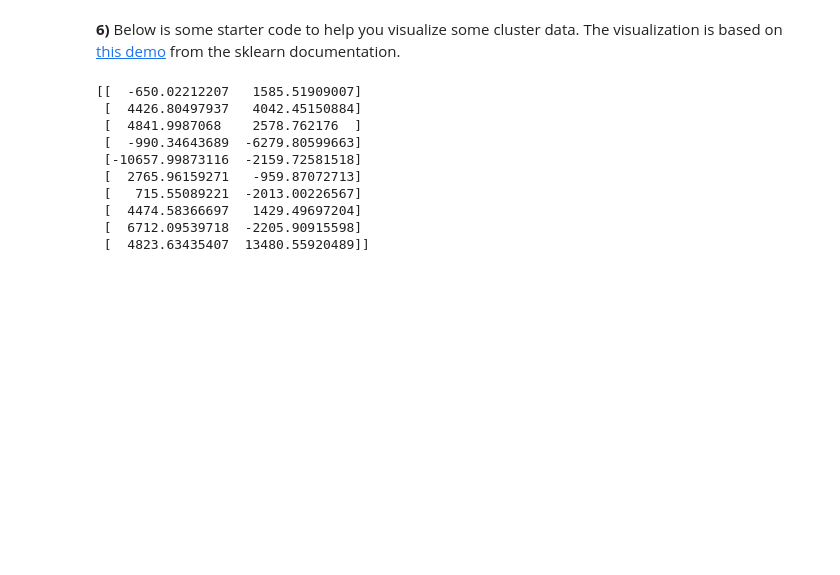
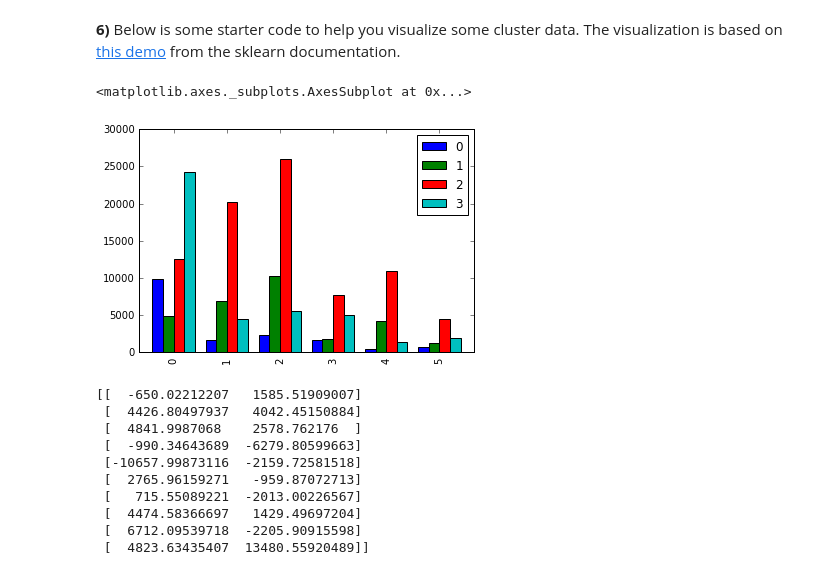
Before and after one commit to Shmuelnaaman/customer_segments, a Jupyter notebook: customer_segments.ipynb, the cells around one changed output. Saved outputs shown, nothing was run; the diff lists cells and outputs as text; code cells hidden in the pictures; blank space fills up the shorter version.

```diff
--- a/customer_segments.ipynb
+++ b/customer_segments.ipynb
@@ -191,6 +250,18 @@ Disadvantages
 # Import clustering modules
 from sklearn.cluster import KMeans
 from sklearn.mixture import GMM
+# %%
+## Just a Test
+pca = PCA(n_components=4).fit(data)
+reduced_data=pca.transform(data)
+clusters =  GMM(n_components=4).fit(reduced_data)
+centroids =clusters.means_
+
+DF=pd.DataFrame(( pca.inverse_transform(centroids)).transpose())
+DF.plot(kind='bar',width=0.8)
+# %% [output]
+<matplotlib.axes._subplots.AxesSubplot at 0x...>
+[figure, added]
 # %%
 # TODO: First we reduce the data to two dimensions using PCA to capture variation
 
```
Also changed, not shown: parts of 11 cells of this notebook, 2 other files.
